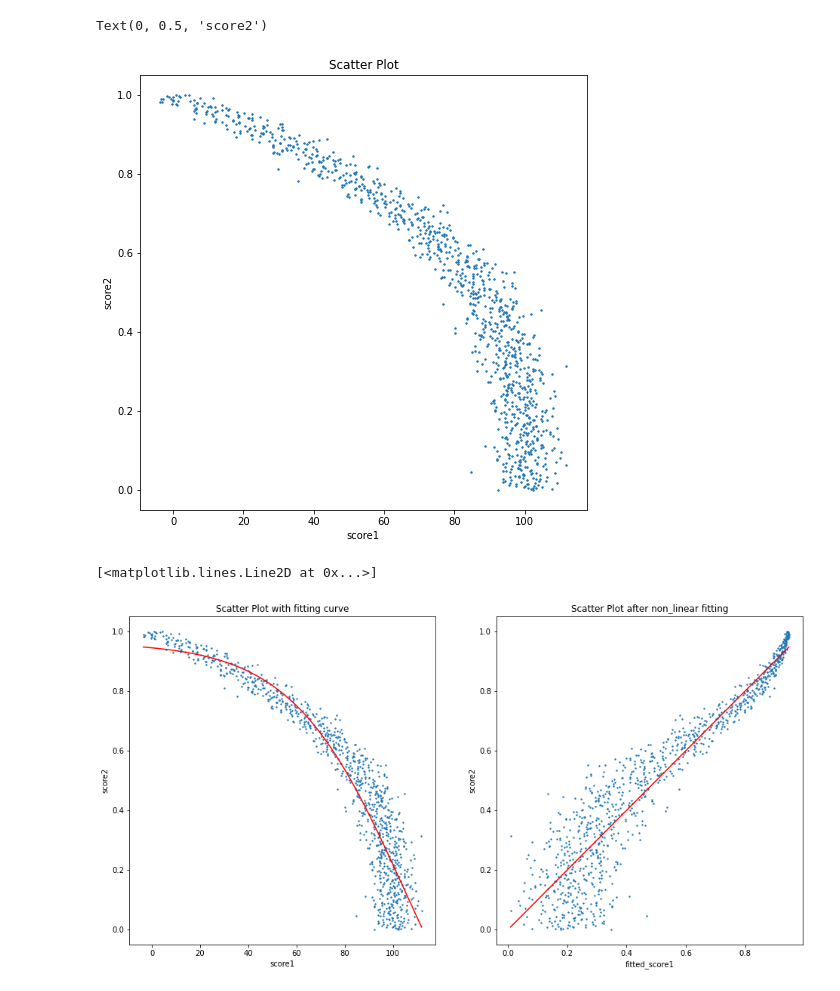
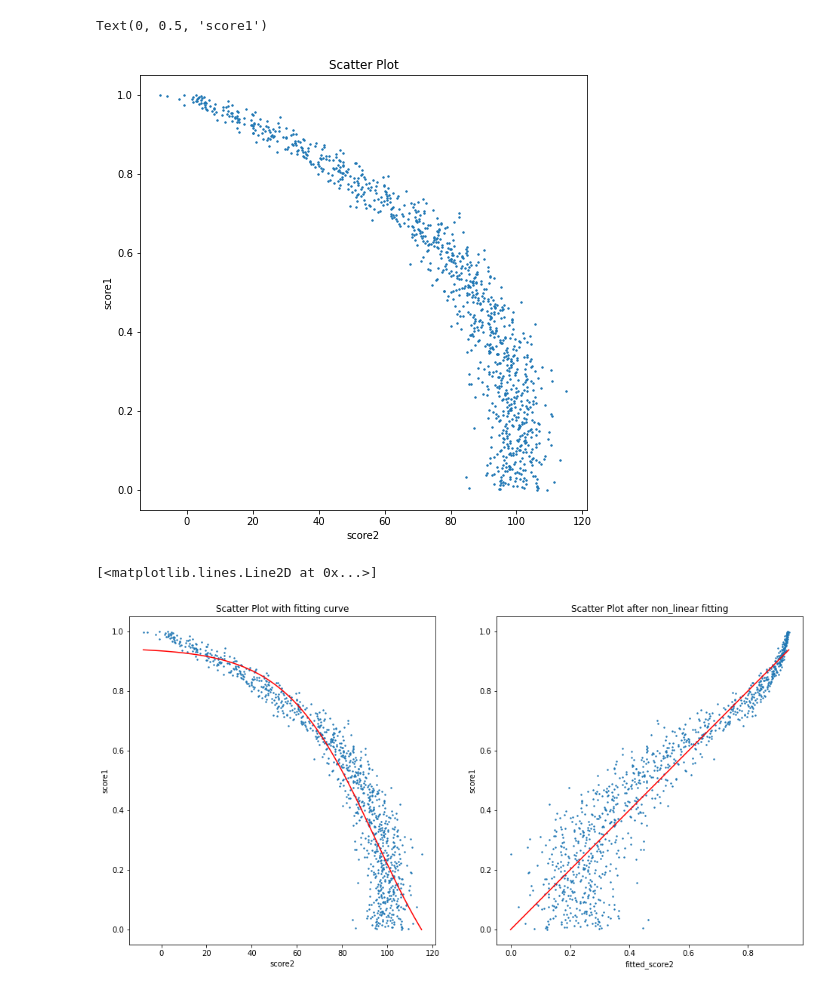
Before and after one commit to nithincbabu7/non-lin-fit-python, a Jupyter notebook: Demo.ipynb, the cells around one changed output. Drawn from its saved outputs; the diff is of its cells as text; code cells hidden in the pictures.

```diff
--- a/Demo.ipynb
+++ b/Demo.ipynb
@@ -7,21 +7,21 @@ from analysis import NonLinearFit
 # %%
 # generate non-linear data (replace this with the data used for analysis)
 score1 = np.linspace(0, 1, 1000)
 score2 = 100*(1-score1**3) + 5*np.random.randn(1000)
 
 matplotlib.rcParams['figure.figsize'] = [8, 8]
 plt.scatter(score2, score1, s=2)
 plt.title('Scatter Plot')
-plt.xlabel('score1')
-plt.ylabel('score2')
+plt.xlabel('score2')
+plt.ylabel('score1')
 # %% [output]
-Text(0, 0.5, 'score2')
+Text(0, 0.5, 'score1')
-[figure, old version]
+[figure, new version]
 # %%
-# find a non-linear fit to map score1 to score2
+# find a non-linear fit to map score2 to score1
 nlinfit = NonLinearFit(score1, score2)
 
-# use the learnt fitting parameters to trensform score1
+# use the learned fitting parameters to transform score2
 fitted_score = nlinfit.transform(score2)
 
 # the lines below are only for illustration purpose
@@ -33,15 +33,15 @@ plt.subplot(1, 2, 1)
 plt.scatter(score2, score1, s=2)
 plt.plot(x_lin, y_lin, c='red')
 plt.title('Scatter Plot with fitting curve')
-plt.xlabel('score1')
-plt.ylabel('score2')
+plt.xlabel('score2')
+plt.ylabel('score1')
 
 plt.subplot(1, 2, 2)
 plt.scatter(fitted_score, score1, s=2)
 plt.title('Scatter Plot after non_linear fitting')
-plt.xlabel('fitted_score1')
-plt.ylabel('score2')
+plt.xlabel('fitted_score2')
+plt.ylabel('score1')
 plt.plot([np.min(fitted_score), np.max(fitted_score)], [np.min(fitted_score), np.max(fitted_score)], c='red')
 # %% [output]
 [<matplotlib.lines.Line2D at 0x...>]
-[figure, old version]
+[figure, new version]
```
Also changed, not shown: 1 other file.
